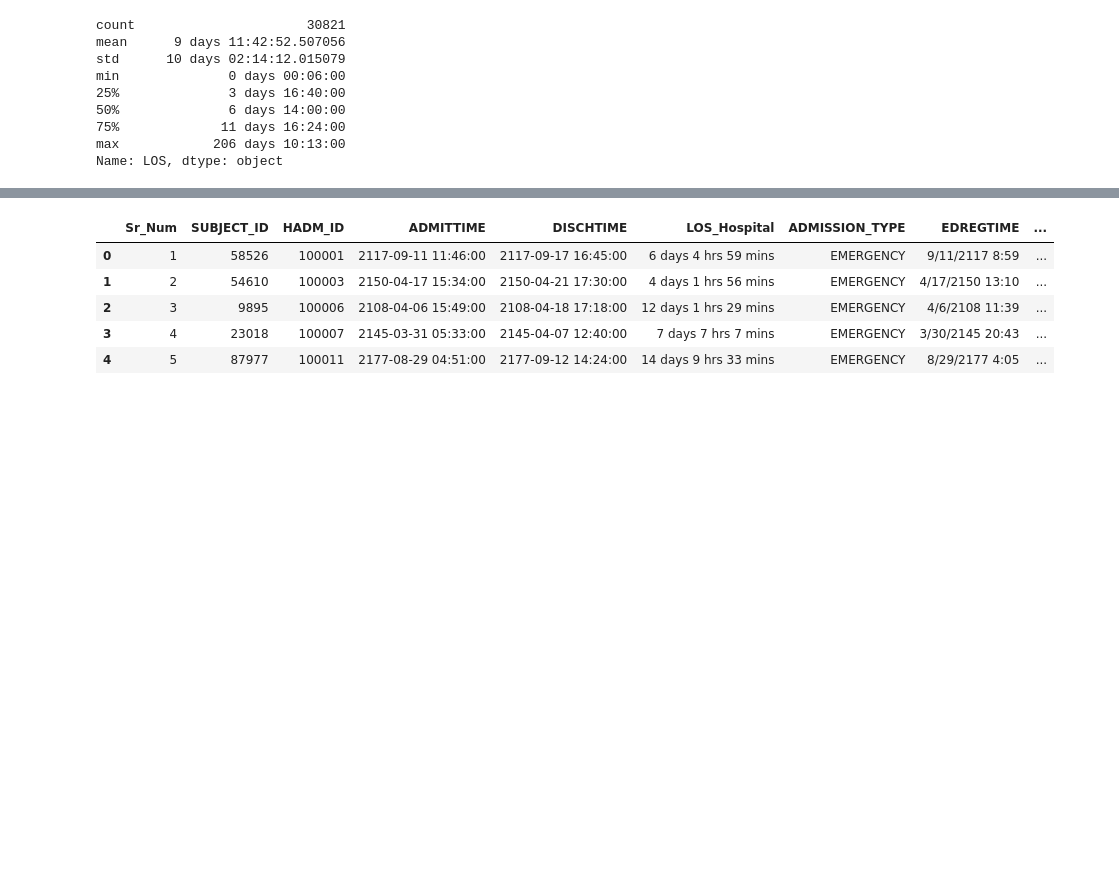
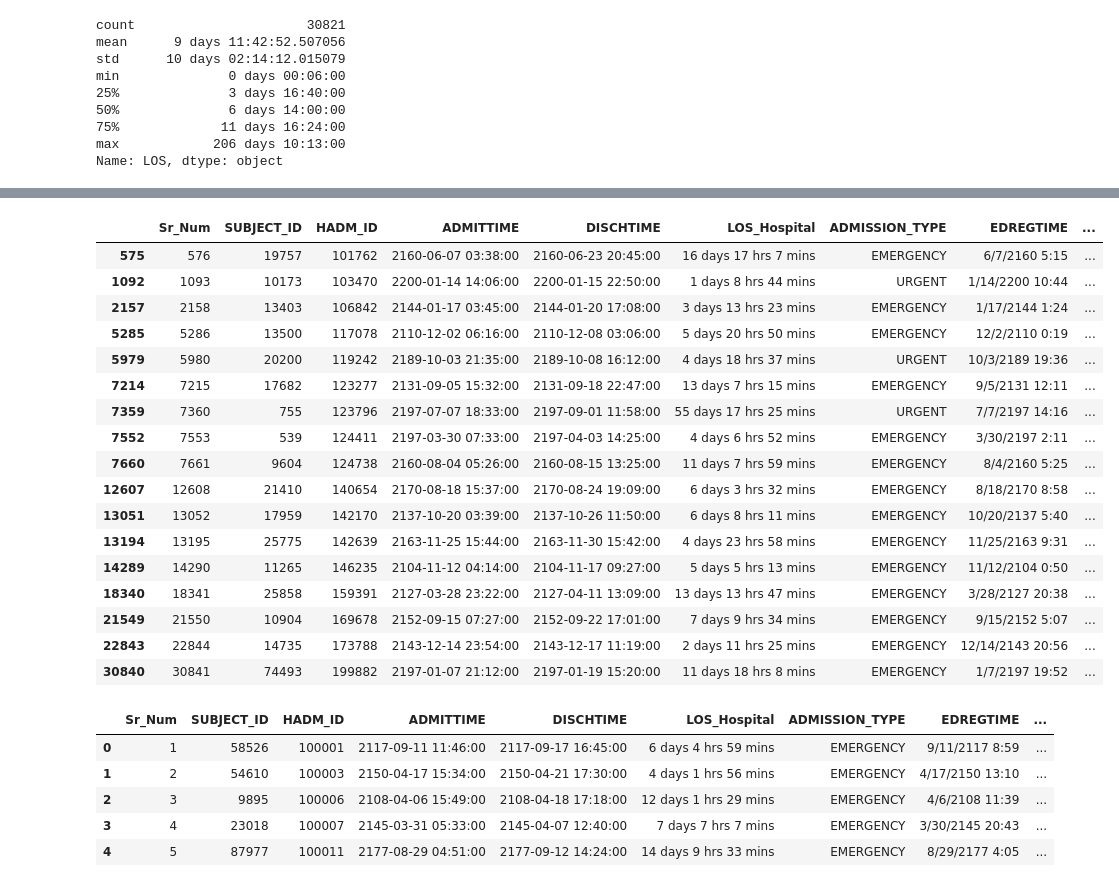
Before and after one commit to varinderjit123/LOS, a Jupyter notebook: LengthOfStay_Prediction2.ipynb, the cells around one changed output, grey strips where cells are left out. Drawn from its saved outputs; the diff is of its cells as text; code cells hidden in the pictures; blank space fills up the shorter version.

```diff
--- a/LengthOfStay_Prediction2.ipynb
+++ b/LengthOfStay_Prediction2.ipynb
@@ -139,3 +174,24 @@ Name: LOS, dtype: object
+# %%
+df[df['ED_LOS_In_Mins'] < 0]
+# %% [output]
+|  | Sr_Num | SUBJECT_ID | HADM_ID | ADMITTIME | DISCHTIME | LOS_Hospital | ADMISSION_TYPE | EDREGTIME | ... |
+| 575 | 576 | 19757 | 101762 | 2160-06-07 03:38:00 | 2160-06-23 20:45:00 | 16 days 17 hrs 7 mins | EMERGENCY | 6/7/2160 5:15 | ... |
+| 1092 | 1093 | 10173 | 103470 | 2200-01-14 14:06:00 | 2200-01-15 22:50:00 | 1 days 8 hrs 44 mins | URGENT | 1/14/2200 10:44 | ... |
+| 2157 | 2158 | 13403 | 106842 | 2144-01-17 03:45:00 | 2144-01-20 17:08:00 | 3 days 13 hrs 23 mins | EMERGENCY | 1/17/2144 1:24 | ... |
+| 5285 | 5286 | 13500 | 117078 | 2110-12-02 06:16:00 | 2110-12-08 03:06:00 | 5 days 20 hrs 50 mins | EMERGENCY | 12/2/2110 0:19 | ... |
+| 5979 | 5980 | 20200 | 119242 | 2189-10-03 21:35:00 | 2189-10-08 16:12:00 | 4 days 18 hrs 37 mins | URGENT | 10/3/2189 19:36 | ... |
+| 7214 | 7215 | 17682 | 123277 | 2131-09-05 15:32:00 | 2131-09-18 22:47:00 | 13 days 7 hrs 15 mins | EMERGENCY | 9/5/2131 12:11 | ... |
+| 7359 | 7360 | 755 | 123796 | 2197-07-07 18:33:00 | 2197-09-01 11:58:00 | 55 days 17 hrs 25 mins | URGENT | 7/7/2197 14:16 | ... |
+| 7552 | 7553 | 539 | 124411 | 2197-03-30 07:33:00 | 2197-04-03 14:25:00 | 4 days 6 hrs 52 mins | EMERGENCY | 3/30/2197 2:11 | ... |
+| 7660 | 7661 | 9604 | 124738 | 2160-08-04 05:26:00 | 2160-08-15 13:25:00 | 11 days 7 hrs 59 mins | EMERGENCY | 8/4/2160 5:25 | ... |
+| 12607 | 12608 | 21410 | 140654 | 2170-08-18 15:37:00 | 2170-08-24 19:09:00 | 6 days 3 hrs 32 mins | EMERGENCY | 8/18/2170 8:58 | ... |
+| 13051 | 13052 | 17959 | 142170 | 2137-10-20 03:39:00 | 2137-10-26 11:50:00 | 6 days 8 hrs 11 mins | EMERGENCY | 10/20/2137 5:40 | ... |
+| 13194 | 13195 | 25775 | 142639 | 2163-11-25 15:44:00 | 2163-11-30 15:42:00 | 4 days 23 hrs 58 mins | EMERGENCY | 11/25/2163 9:31 | ... |
+| 14289 | 14290 | 11265 | 146235 | 2104-11-12 04:14:00 | 2104-11-17 09:27:00 | 5 days 5 hrs 13 mins | EMERGENCY | 11/12/2104 0:50 | ... |
+| 18340 | 18341 | 25858 | 159391 | 2127-03-28 23:22:00 | 2127-04-11 13:09:00 | 13 days 13 hrs 47 mins | EMERGENCY | 3/28/2127 20:38 | ... |
+| 21549 | 21550 | 10904 | 169678 | 2152-09-15 07:27:00 | 2152-09-22 17:01:00 | 7 days 9 hrs 34 mins | EMERGENCY | 9/15/2152 5:07 | ... |
+| 22843 | 22844 | 14735 | 173788 | 2143-12-14 23:54:00 | 2143-12-17 11:19:00 | 2 days 11 hrs 25 mins | EMERGENCY | 12/14/2143 20:56 | ... |
+| 30840 | 30841 | 74493 | 199882 | 2197-01-07 21:12:00 | 2197-01-19 15:20:00 | 11 days 18 hrs 8 mins | EMERGENCY | 1/7/2197 19:52 | ... |
 # %%
 # Data about patients who have lef the hospital.
 df.head()
```
Also changed, not shown: parts of 25 cells of this notebook.
